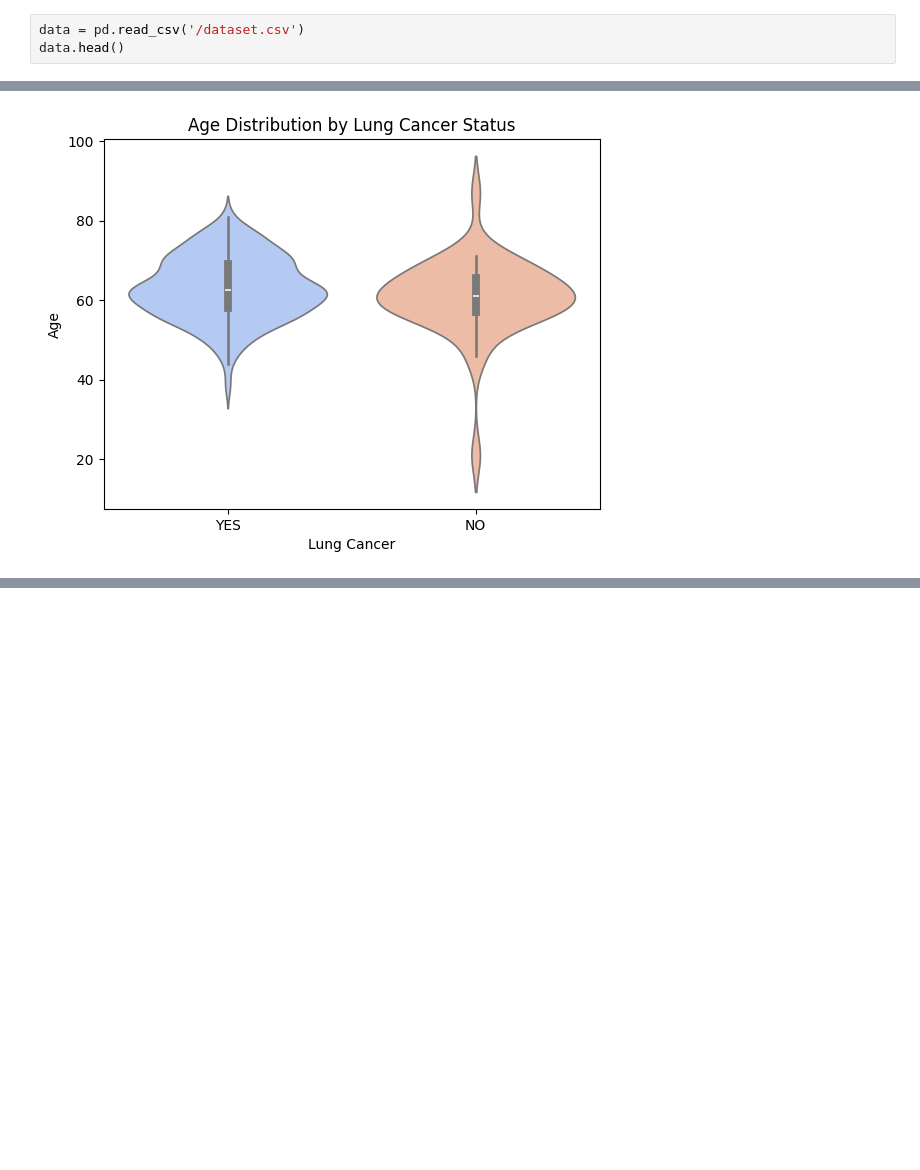
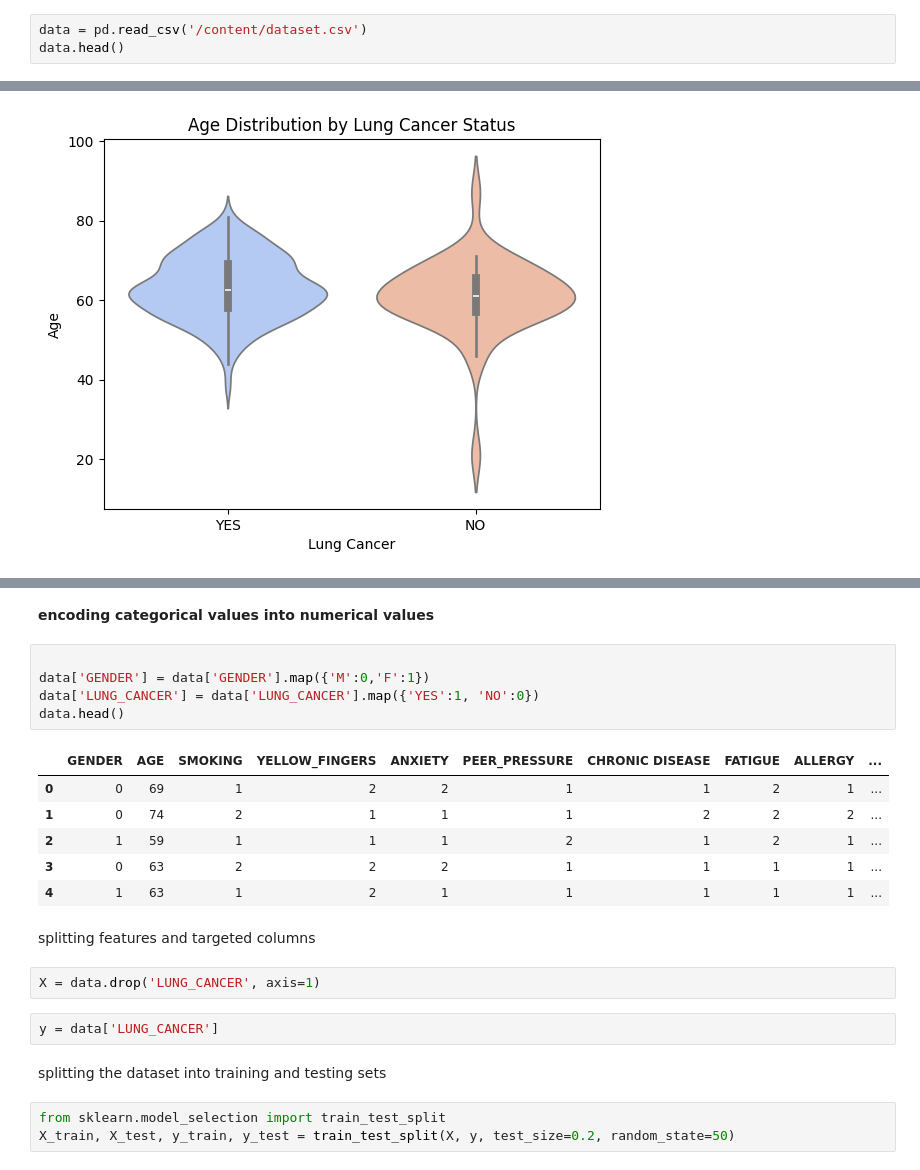
Before and after one commit to Kabindra02/lung-cancer-detection, a Jupyter notebook: AI_assignment.ipynb, the cells around one changed output, grey strips where cells are left out. Cells and saved outputs as stored; diff of their text form; blank space fills up the shorter version.

```diff
--- a/AI_assignment.ipynb
+++ b/AI_assignment.ipynb
@@ -11,7 +11,7 @@ warnings.filterwarnings('ignore', category=SyntaxWarning)
 
 ---
 # %%
-data = pd.read_csv('/dataset.csv')
+data = pd.read_csv('/content/dataset.csv')
 data.head()
 # %% [output]
 |  | GENDER | AGE | SMOKING | YELLOW_FINGERS | ANXIETY | PEER_PRESSURE | CHRONIC DISEASE | FATIGUE | ALLERGY | ... |
@@ -162,0 +191,25 @@ plt.tight_layout()
+# %% [markdown]
+**encoding categorical values into numerical values**
+# %%
+
+data['GENDER'] = data['GENDER'].map({'M':0,'F':1})
+data['LUNG_CANCER'] = data['LUNG_CANCER'].map({'YES':1, 'NO':0})
+data.head()
+# %% [output]
+|  | GENDER | AGE | SMOKING | YELLOW_FINGERS | ANXIETY | PEER_PRESSURE | CHRONIC DISEASE | FATIGUE | ALLERGY | ... |
+| 0 | 0 | 69 | 1 | 2 | 2 | 1 | 1 | 2 | 1 | ... |
+| 1 | 0 | 74 | 2 | 1 | 1 | 1 | 2 | 2 | 2 | ... |
+| 2 | 1 | 59 | 1 | 1 | 1 | 2 | 1 | 2 | 1 | ... |
+| 3 | 0 | 63 | 2 | 2 | 2 | 1 | 1 | 1 | 1 | ... |
+| 4 | 1 | 63 | 1 | 2 | 1 | 1 | 1 | 1 | 1 | ... |
+# %% [markdown]
+splitting features and targeted columns
+# %%
+X = data.drop('LUNG_CANCER', axis=1)
+# %%
+y = data['LUNG_CANCER']
+# %% [markdown]
+splitting the dataset into training and testing sets
+# %%
+from sklearn.model_selection import train_test_split
+X_train, X_test, y_train, y_test = train_test_split(X, y, test_size=0.2, random_state=50)
```
Also changed, not shown: parts of 19 cells of this notebook.
